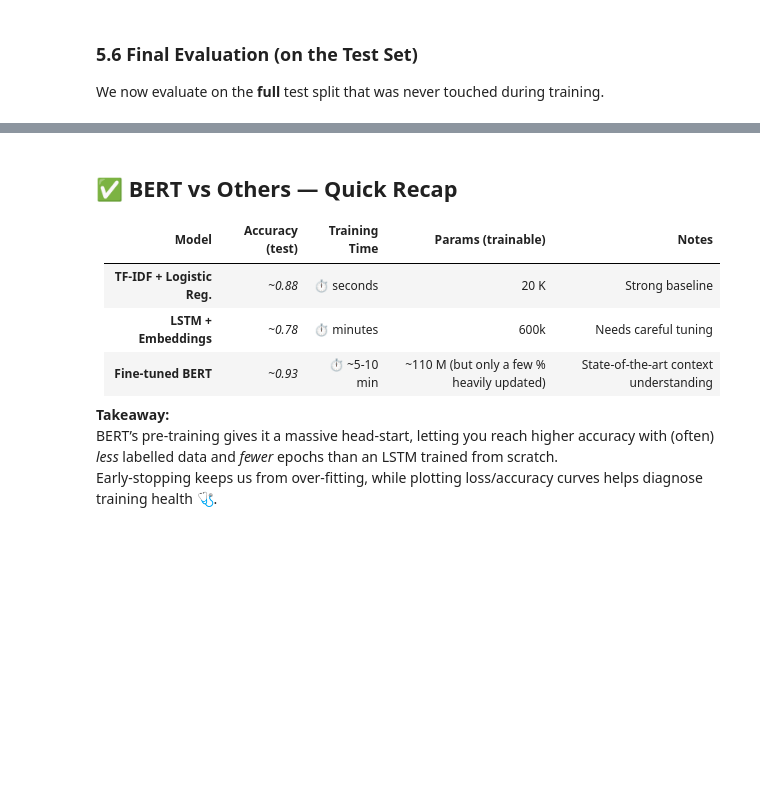
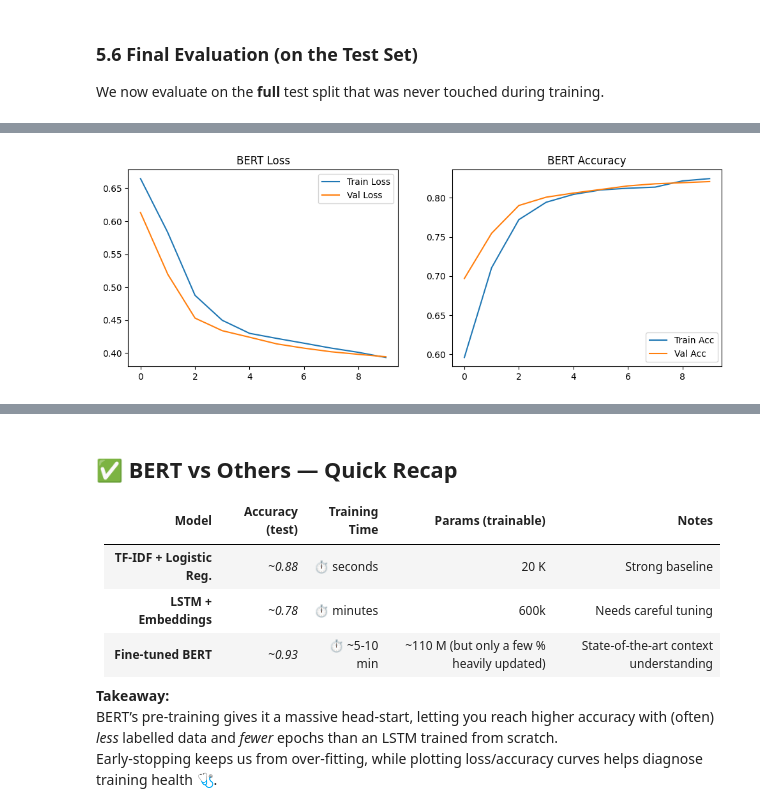
Before and after one commit to agombert/AdvancedNLPClasses, a Jupyter notebook: docs/chapter5/Session_5_1_BERT_HF_Implementation.ipynb, the cells around one changed output, grey strips where cells are left out. Drawn from its saved outputs; the diff is of its cells as text; code cells hidden in the pictures; blank space fills up the shorter version.

```diff
--- a/docs/chapter5/Session_5_1_BERT_HF_Implementation.ipynb
+++ b/docs/chapter5/Session_5_1_BERT_HF_Implementation.ipynb
@@ -636,0 +630,30 @@ test_ds = tf.data.Dataset.from_tensor_slices((
+# %%
+# Simplest approach - use global pooling
+input_ids = tf.keras.layers.Input(shape=(max_len,), dtype=tf.int32, name='input_ids')
+attention_mask = tf.keras.layers.Input(shape=(max_len,), dtype=tf.int32, name='attention_mask')
+
+# Get BERT outputs
+bert_outputs = base_model(input_ids=input_ids, attention_mask=attention_mask)
+sequence_output = bert_outputs.last_hidden_state
+# Classification head
+x = tf.keras.layers.Bidirectional(
+    tf.keras.layers.LSTM(64, return_sequences=False)
+)(sequence_output)
+x = tf.keras.layers.Dropout(0.3)(x)
+output = tf.keras.layers.Dense(1, activation="sigmoid")(x)
+
+model = tf.keras.Model(
+    inputs=[input_ids, attention_mask],
+    outputs=output
+)
+
+# Same compilation as before
+optimizer = tf.keras.optimizers.Adam(learning_rate=learning_rate)
+loss = tf.keras.losses.BinaryCrossentropy(from_logits=False)
+model.compile(
+    optimizer=optimizer,
+    loss=loss,
+    metrics=['accuracy', tf.keras.metrics.Precision(), tf.keras.metrics.Recall()]
+)
+
+model.summary()
@@ -637,6 +724,6 @@ test_ds = tf.data.Dataset.from_tensor_slices((
 # %%
-# Custom callback for early stopping
-early_stopping = keras.callbacks.EarlyStopping(
+# Custom callback for early stopping using tf.keras
+early_stopping = tf.keras.callbacks.EarlyStopping(
     monitor='val_loss',
     patience=3,
     restore_best_weights=True
@@ -644,9 +731,9 @@ early_stopping = keras.callbacks.EarlyStopping(
 
 # Train the model
 history = model.fit(
-    train_ds,
-    epochs=5,
-    validation_data=test_ds,
+    tf_train_dataset,
+    epochs=10,
+    validation_data=tf_test_dataset,
     callbacks=[early_stopping],
     verbose=1
 )
@@ -659,14 +761,16 @@ Detected at node Adam/StatefulPartitionedCall_3 defined at (most recent call las
 # %%
 plt.figure(figsize=(12,4))
 plt.subplot(1,2,1)
 plt.plot(history.history['loss'], label='Train Loss')
 plt.plot(history.history['val_loss'], label='Val Loss')
 plt.legend()
-plt.title('DistilBERT Loss')
+plt.title('BERT Loss')
 
 plt.subplot(1,2,2)
 plt.plot(history.history['accuracy'], label='Train Acc')
 plt.plot(history.history['val_accuracy'], label='Val Acc')
 plt.legend()
-plt.title('DistilBERT Accuracy')
+plt.title('BERT Accuracy')
 plt.show()
+# %% [output]
+[figure, added]
```
Also changed, not shown: parts of 30 cells of this notebook, 1 other file.
